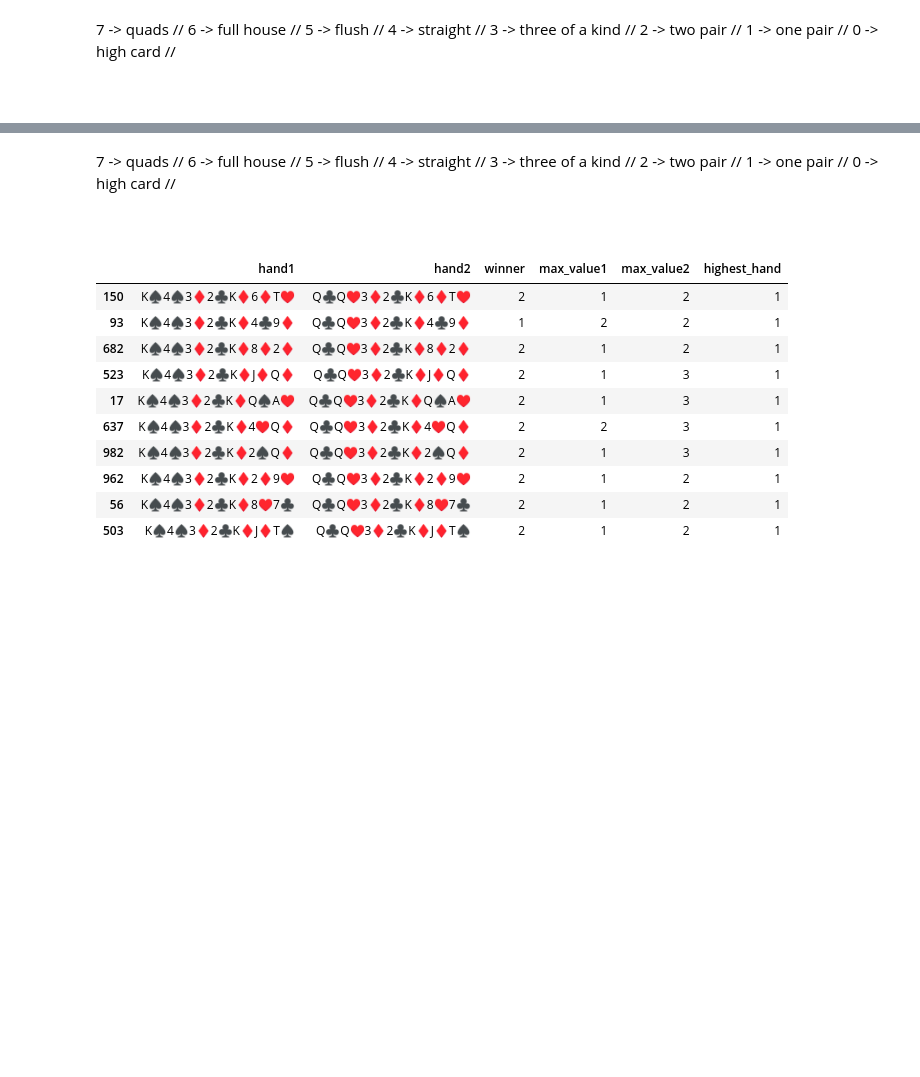
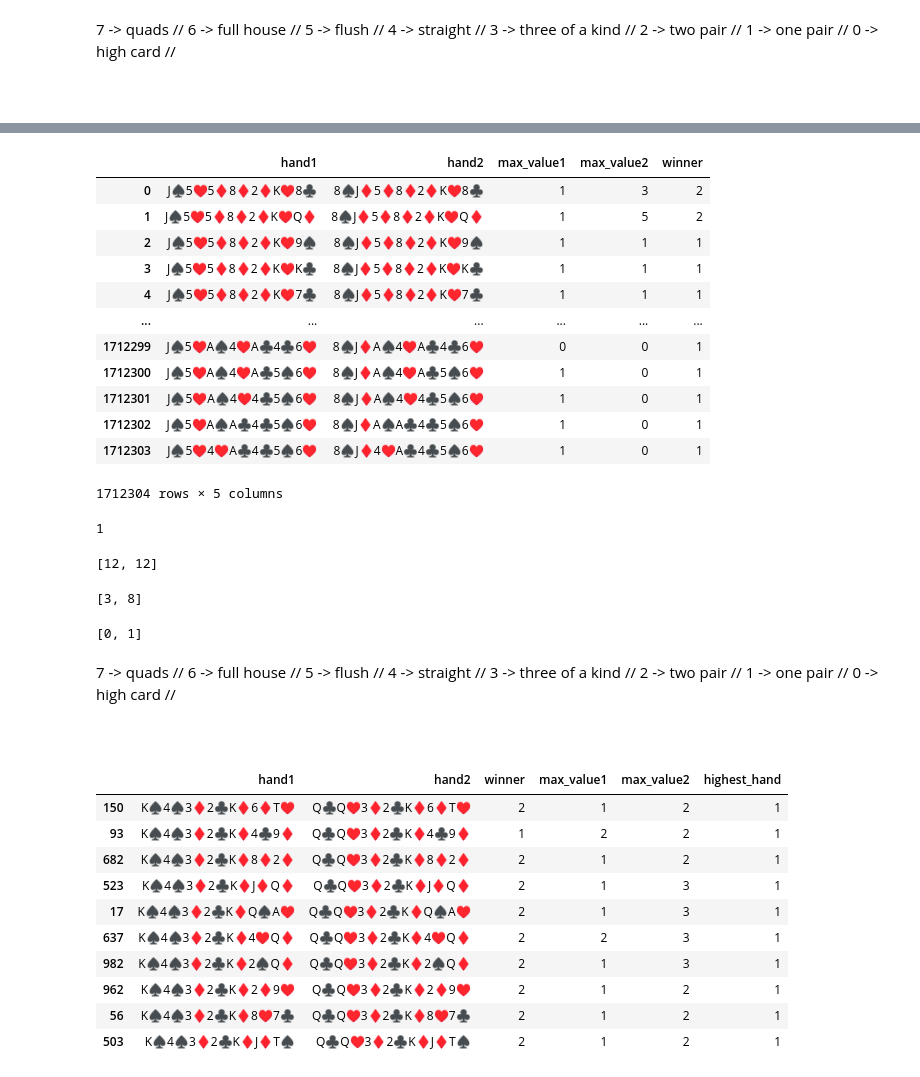
Before and after one commit to BortPablo/poker, a Jupyter notebook: notebooks/poker.ipynb, the cells around one changed output, grey strips where cells are left out. Drawn from its saved outputs; the diff is of its cells as text; code cells hidden in the pictures; blank space fills up the shorter version.

```diff
--- a/notebooks/poker.ipynb
+++ b/notebooks/poker.ipynb
@@ -368,6 +368,3 @@ def calculate_percentages_2players(hands, boards):
         print('The winner is player number:', results.index[0])
 
     return df_total
-# %%
-test = [4, 13, 10, 13]
-test.index(max(test))
@@ -394,7 +389,8 @@ def calculate_percentages(hands, boards):
         df['highest_hand'] = max_hand.index(max(max_hand)) + 1
     else:
         indexes = [i for i, x in enumerate(max_hand) if x == max(max_hand)]
-        df['highest_hand'] = min_hand.index(min([min_hand[i] for i in indexes])) + 1
+        print(min_hand.index(max([min_hand[i] for i in indexes])) + 1)
+        df['highest_hand'] = min_hand.index(max([min_hand[i] for i in indexes])) + 1
         # AQUI AUN SE PUEDE AÑADIR CUANDO SEAN VALORES IGUALES
 
     for i in range(1, len(hands)+1):
@@ -450,11 +446,7 @@ def calculate_percentages(hands, boards):
                             [np.where(altas == altas.max(), bajas, 0).argmax() + 1 for altas, bajas in zip(df[[x for x in df.columns if 'max' in x]].values, [max_hand]*df.shape[0])],
                             df['winner']
                             )
-
-
-
-
-
+    df['winner'] = np.where(df['max_value1'] == df['max_value2'], df['highest_hand'], df['winner'])
     results = df['winner'].value_counts().sort_index() / df.shape[0] * 100
 
     if results.shape[0] > 1:
@@ -467,7 +459,7 @@ def calculate_percentages(hands, boards):
 # %%
 cards = create_deck()
 cards = shuffle_deck(cards)
-num_players = 4
+num_players = 2
 hands, cards = deal_cards(cards, num_players)
 
 for player in range(num_players):
@@ -538,3 +563,44 @@ df_total[['hand1', 'hand2', 'winner', 'max_value1', 'max_value2', 'highest_hand'
+# %%
+df_preflop[['hand1', 'hand2', 'max_value1', 'max_value2', 'winner']]
+# %% [output]
+|  | hand1 | hand2 | max_value1 | max_value2 | winner |
+| 0 | J♠5♥5♦8♦2♦K♥8♣ | 8♠J♦5♦8♦2♦K♥8♣ | 1 | 3 | 2 |
+| 1 | J♠5♥5♦8♦2♦K♥Q♦ | 8♠J♦5♦8♦2♦K♥Q♦ | 1 | 5 | 2 |
+| 2 | J♠5♥5♦8♦2♦K♥9♠ | 8♠J♦5♦8♦2♦K♥9♠ | 1 | 1 | 1 |
+| 3 | J♠5♥5♦8♦2♦K♥K♣ | 8♠J♦5♦8♦2♦K♥K♣ | 1 | 1 | 1 |
+| 4 | J♠5♥5♦8♦2♦K♥7♣ | 8♠J♦5♦8♦2♦K♥7♣ | 1 | 1 | 1 |
+| ... | ... | ... | ... | ... | ... |
+| 1712299 | J♠5♥A♠4♥A♣4♣6♥ | 8♠J♦A♠4♥A♣4♣6♥ | 0 | 0 | 1 |
+| 1712300 | J♠5♥A♠4♥A♣5♠6♥ | 8♠J♦A♠4♥A♣5♠6♥ | 1 | 0 | 1 |
+| 1712301 | J♠5♥A♠4♥4♣5♠6♥ | 8♠J♦A♠4♥4♣5♠6♥ | 1 | 0 | 1 |
+| 1712302 | J♠5♥A♠A♣4♣5♠6♥ | 8♠J♦A♠A♣4♣5♠6♥ | 1 | 0 | 1 |
+| 1712303 | J♠5♥4♥A♣4♣5♠6♥ | 8♠J♦4♥A♣4♣5♠6♥ | 1 | 0 | 1 |
+1712304 rows × 5 columns
+# %%
+hands = [['Q♣', 'T♥'], ['2♣', 'Q♥']]
+
+max_hand = [max(get_int_value(hands[i][0][0]), get_int_value(hands[i][1][0])) for i in range(len(hands))]
+min_hand = [min(get_int_value(hands[i][0][0]), get_int_value(hands[i][1][0])) for i in range(len(hands))]
+
+if max_hand.count(max(max_hand)) == 1:
+        print(max_hand.index(max(max_hand)) + 1)
+else:
+    indexes = [i for i, x in enumerate(max_hand) if x == max(max_hand)]
+    print(min_hand.index(max([min_hand[i] for i in indexes])) + 1)
+# %% [output]
+1
+# %%
+max_hand
+# %% [output]
+[12, 12]
+# %%
+min_hand
+# %% [output]
+[3, 8]
+# %%
+indexes
+# %% [output]
+[0, 1]
 # %% [markdown]
 7 -> quads //
 6 -> full house //
```
Also changed, not shown: parts of 4 cells of this notebook.
